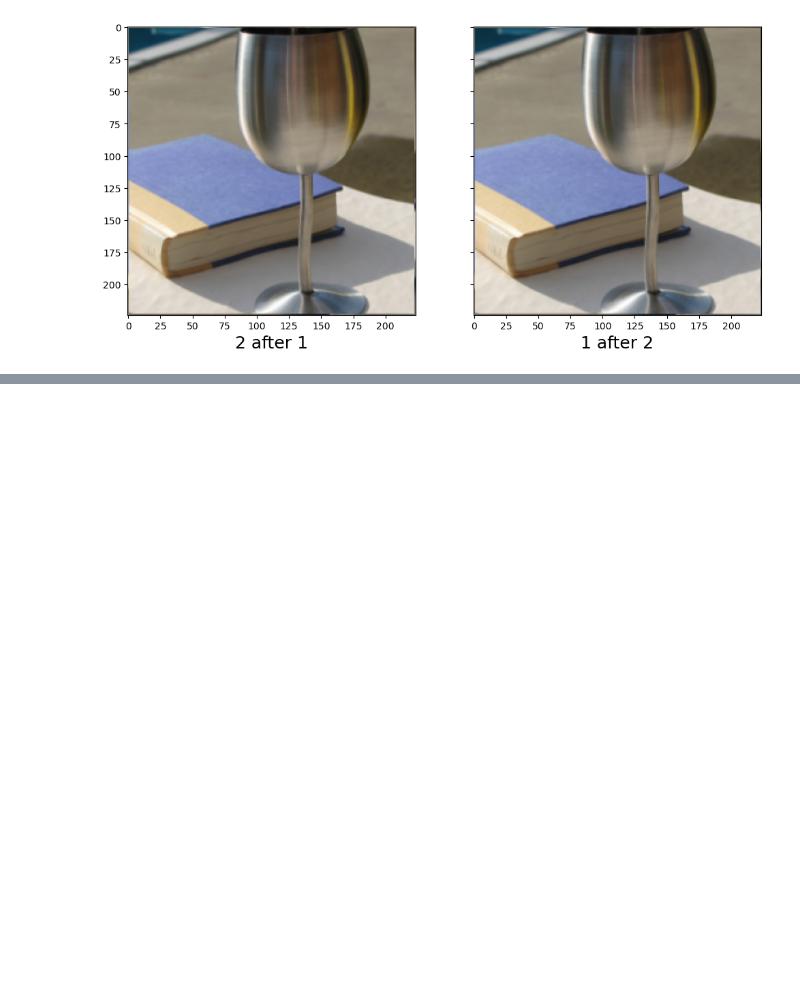
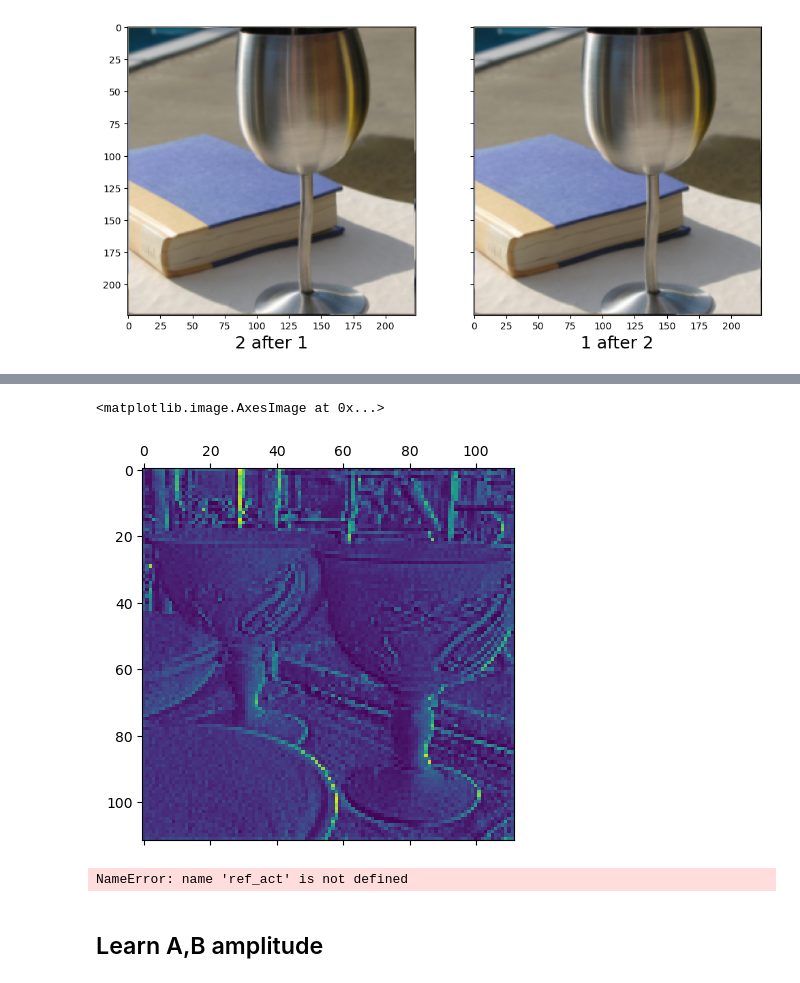
Before and after one commit to Alex-Xiaole-Jiang/diffeo-equivariance, a Jupyter notebook: main.ipynb, the cells around one changed output, grey strips where cells are left out. Saved outputs shown, nothing was run; the diff lists cells and outputs as text; code cells hidden in the pictures; blank space fills up the shorter version.

```diff
--- a/main.ipynb
+++ b/main.ipynb
@@ -69,34 +75,3 @@ axes[1].set_xlabel('1 after 2', fontsize=18);
 # fig.colorbar(cax)
 # %% [output]
 [figure]
-# %%
-activation = {}
-def getActivation(name):
-    # the hook signature
-    def hook(model, input, output):
-        activation[name] = output.detach()
-    return hook
-handles = []
-
-def retrieve_layer_activation(model, input, layer_index):
-  if len(input) == 3: input = input[None, :, :, :]
-
-  layers = list(model.children())
-  layers_flat = flatten(layers)
-
-  for index in layer_index:
-    handles.append(layers_flat[index - 1].register_forward_hook(getActivation(str(index))))
-
-  with t.no_grad(): model(input)
-  for handle in handles: handle.remove()
-
-  return
-
-def flatten(array):
-    result = []
-    for element in array:
-        if hasattr(element, "__iter__"):
-            result.extend(flatten(element))
-        else:
-            result.append(element)
-    return result
@@ -115,0 +117,4 @@ for i in tqdm(range(100)):
+# %%
+goblet_range = list(range(28600, 28650))
+goblet_range.remove(fav_pic_index)
+images = t.stack([imagenet_val_inference[index][0] for index in goblet_range])
@@ -115,0 +123,3 @@ for i in tqdm(range(100)):
+# %%
+activation = retrieve_layer_activation(ENV2, images, [5])
+ref_act = copy.deepcopy(activation)
@@ -115,0 +132,9 @@ for i in tqdm(range(100)):
+# %%
+plt.matshow(ref_act['5'][2,6])
+# %% [output]
+<matplotlib.image.AxesImage at 0x...>
+[figure, added]
+# %%
+ref_act['5'].shape
+# %% [output]
+NameError: name 'ref_act' is not defined
@@ -115,0 +159,2 @@ for i in tqdm(range(100)):
+# %% [markdown]
+## Learn A,B amplitude
```
Also changed, not shown: parts of 40 cells of this notebook.
